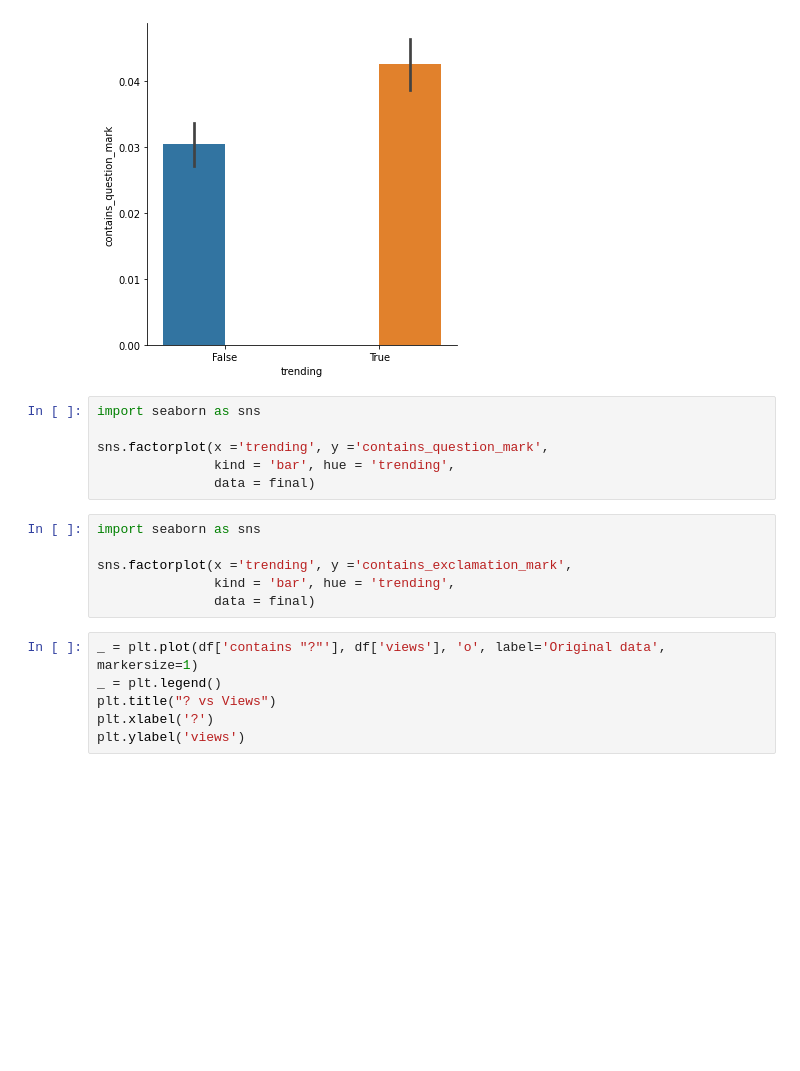
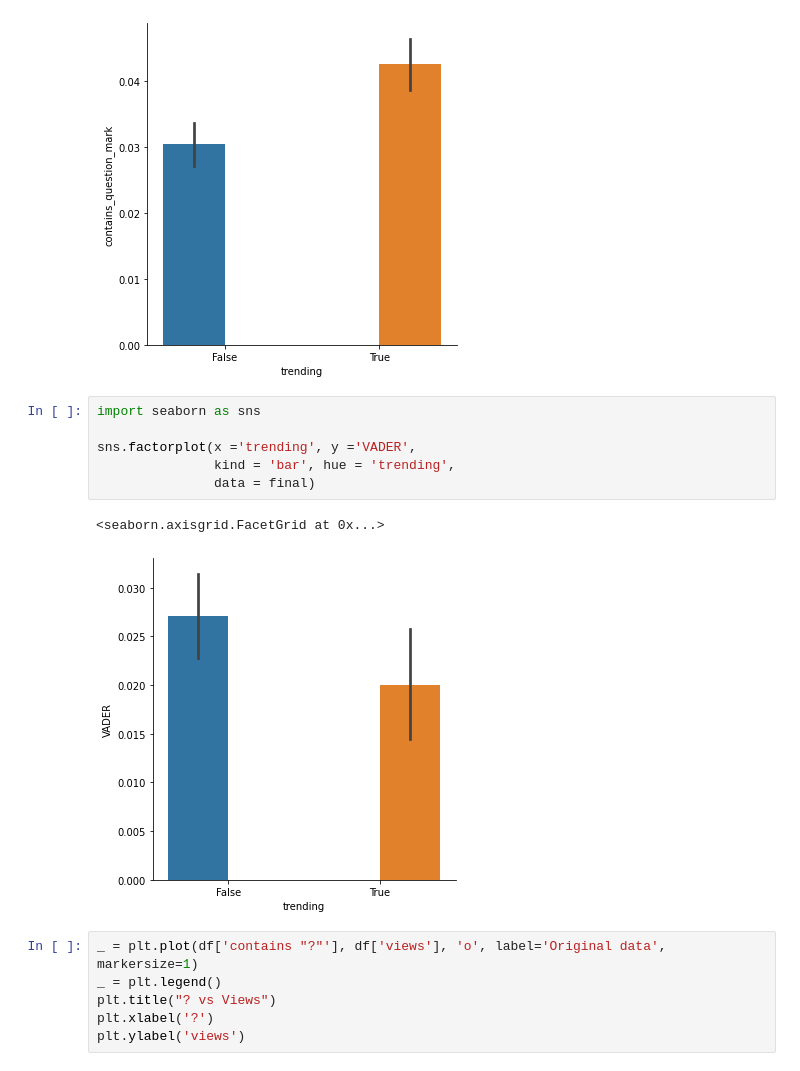
Before and after one commit to iSagnik/Effect-of-Titles-on-Trending-YouTube-Videos, a Jupyter notebook: project_stats.ipynb, the cells around one changed output. Saved outputs shown, nothing was run; the diff lists cells and outputs as text; blank space fills up the shorter version.

```diff
--- a/project_stats.ipynb
+++ b/project_stats.ipynb
@@ -96,15 +97,12 @@ sns.factorplot(x ='trending', y ='contains_question_mark',
 # %%
 import seaborn as sns
 
-sns.factorplot(x ='trending', y ='contains_question_mark',
+sns.factorplot(x ='trending', y ='VADER',
                kind = 'bar', hue = 'trending',
                data = final)
+# %% [output]
+<seaborn.axisgrid.FacetGrid at 0x...>
+[figure, added]
-# %%
-import seaborn as sns
-
-sns.factorplot(x ='trending', y ='contains_exclamation_mark',
-               kind = 'bar', hue = 'trending',
-               data = final)
 # %%
 _ = plt.plot(df['contains "?"'], df['views'], 'o', label='Original data', markersize=1)
 _ = plt.legend()
```
Also changed, not shown: parts of 2 cells of this notebook, 5 other files.
